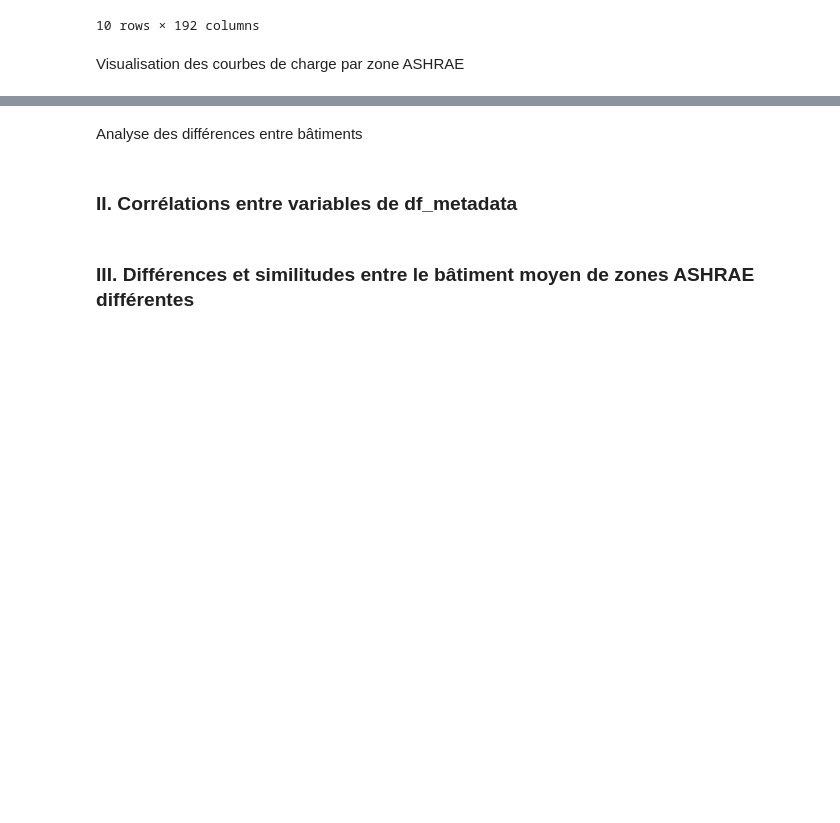
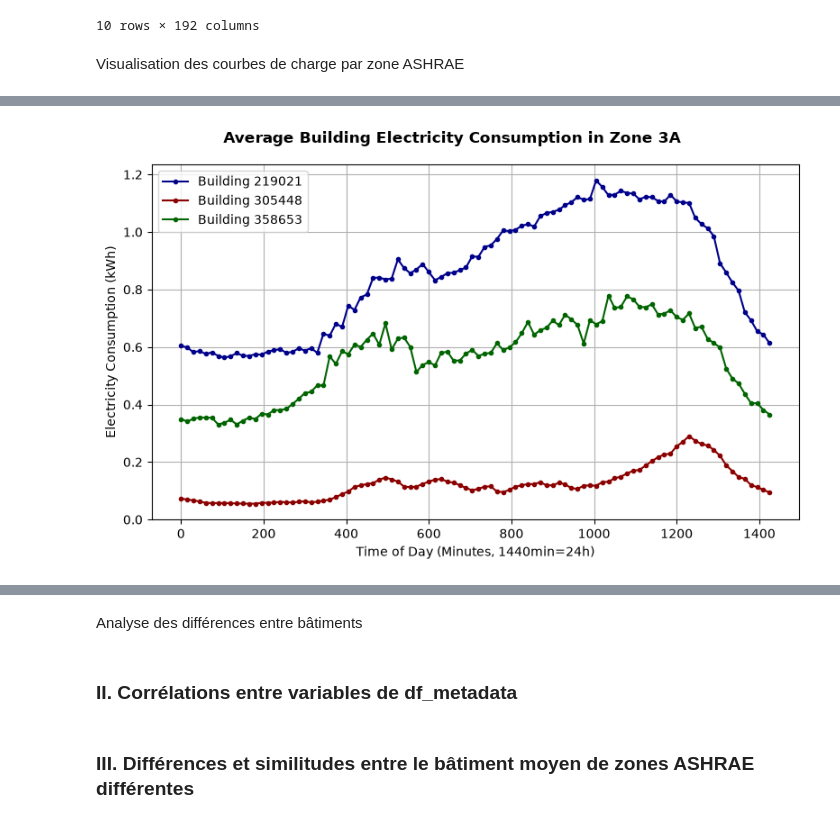
Before and after one commit to BOUBAKERAMDY/FlexiMax, a Jupyter notebook: notebooks1/03_visualisation1/courbes_de_charge.ipynb, the cells around one changed output, grey strips where cells are left out. Cells and saved outputs as stored; diff of their text form; code cells hidden in the pictures; blank space fills up the shorter version.

```diff
--- a/notebooks1/03_visualisation1/courbes_de_charge.ipynb
+++ b/notebooks1/03_visualisation1/courbes_de_charge.ipynb
@@ -218,0 +320,28 @@ Visualisation des courbes de charge par zone ASHRAE
+# %%
+#Ajout des colonnes 'minute'
+dataframes[9]["minute"] = dataframes[9]["timestamp"].dt.minute + dataframes[9]["timestamp"].dt.hour*60
+dataframes[10]["minute"] = dataframes[10]["timestamp"].dt.minute + dataframes[10]["timestamp"].dt.hour*60
+dataframes[11]["minute"] = dataframes[11]["timestamp"].dt.minute + dataframes[11]["timestamp"].dt.hour*60
+
+#Groupement
+df9 = dataframes[9].groupby("minute")["out.electricity.total.energy_consumption..kwh"].mean()
+df10 = dataframes[10].groupby("minute")["out.electricity.total.energy_consumption..kwh"].mean()
+df11 = dataframes[11].groupby("minute")["out.electricity.total.energy_consumption..kwh"].mean()
+
+#Tracage des courbes
+plt.figure(figsize=(8,5))
+
+plt.plot(df9.index, df9.values, marker=".", color='darkblue', label="Building "+str(dataframes[9]["bldg_id"].loc[3]))
+plt.plot(df10.index, df10.values, marker=".", color='darkred', label="Building "+str(dataframes[10]["bldg_id"].loc[3]))
+plt.plot(df11.index, df11.values, marker=".", color='darkgreen', label="Building "+str(dataframes[11]["bldg_id"].loc[3]))
+
+plt.suptitle('Average Building Electricity Consumption in Zone 3A', fontsize=12, fontweight='bold')
+plt.xlabel("Time of Day (Minutes, 1440min=24h)")
+plt.ylabel("Electricity Consumption (kWh)")
+
+plt.legend()
+plt.grid(True)
+plt.tight_layout()
+plt.show()
+# %% [output]
+[figure, added]
```
Also changed, not shown: parts of 13 cells of this notebook, 2 other files.
